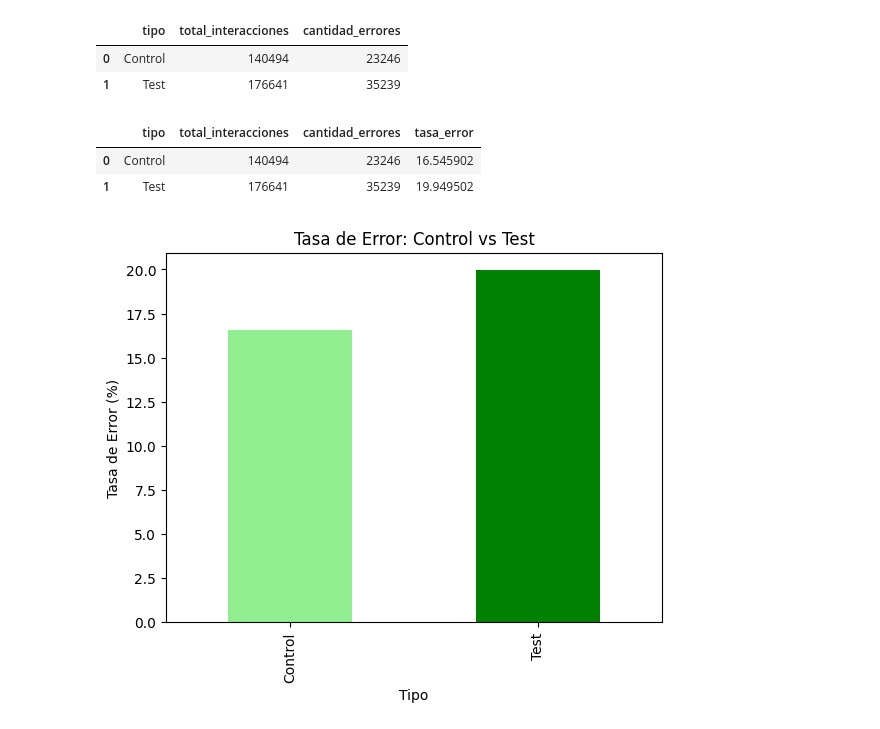
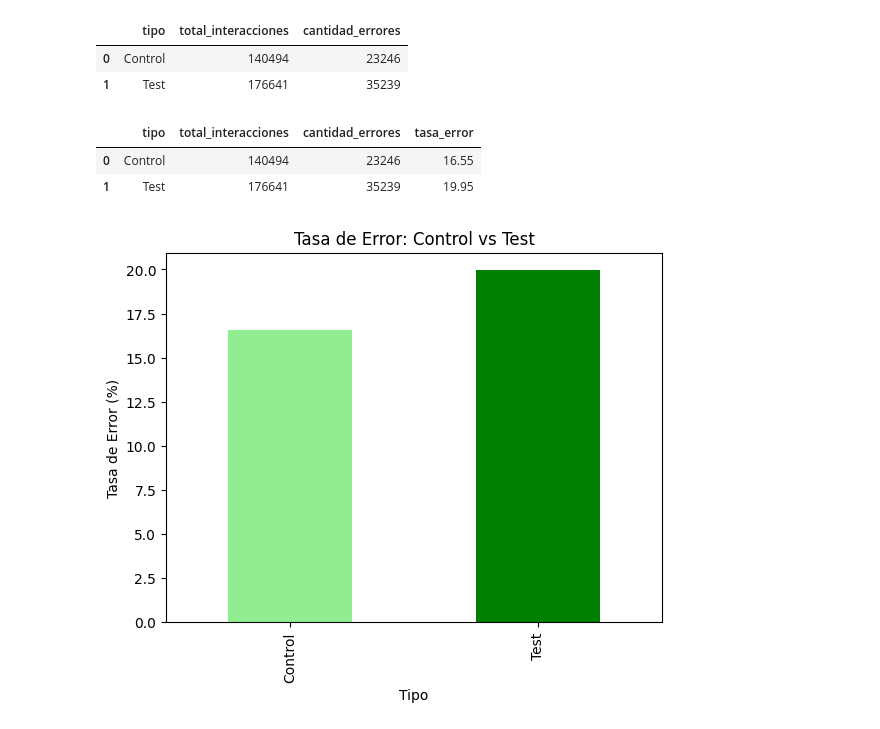
Before and after one commit to carmamenriosrodriguez/proyecto-5-, a Jupyter notebook: Proyecto 5 - código (final)/Análisis.ipynb, the cells around one changed output. Cells and saved outputs as stored; diff of their text form; code cells hidden in the pictures.

```diff
--- a/Código -proyecto 5/Análisis.ipynb
+++ b/Proyecto 5 - código (final)/Análisis.ipynb
@@ -499,11 +499,11 @@ tasa_error['tasa_error'] = (tasa_error['cantidad_errores'] / tasa_error['total_i
 # La tabla de tasas de error queda así:
 tabla_error = tasa_error.set_index('tipo')
 # %%
-tasa_error
+tasa_error.round(2)
 # %% [output]
 |  | tipo | total_interacciones | cantidad_errores | tasa_error |
-| 0 | Control | 140494 | 23246 | 16.545902 |
-| 1 | Test | 176641 | 35239 | 19.949502 |
+| 0 | Control | 140494 | 23246 | 16.55 |
+| 1 | Test | 176641 | 35239 | 19.95 |
 # %%
 tabla_error["tasa_error"].plot(kind='bar', color=['lightgreen', 'green'])
 plt.title('Tasa de Error: Control vs Test')
```
Also changed, not shown: parts of 2 cells of this notebook, 31 other files.
